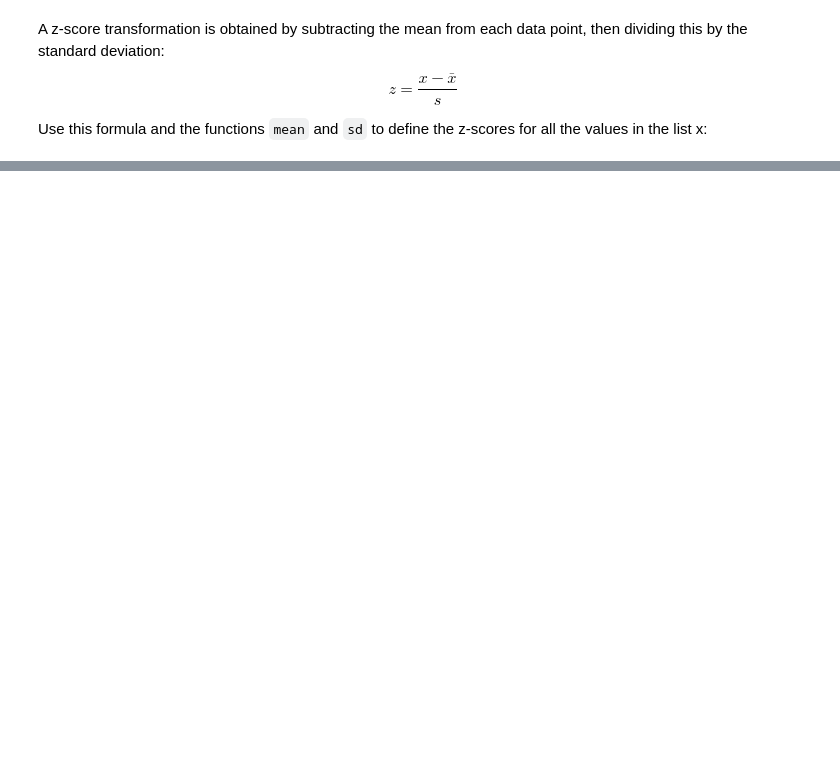
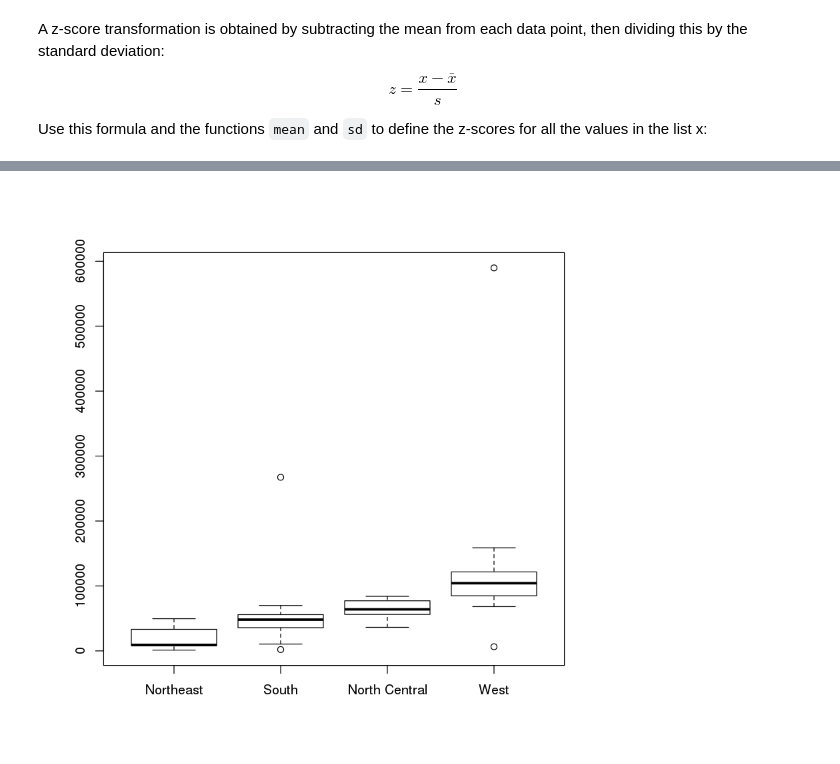
Before and after one commit to mdtdev/Scientific-Computing-Education, a Jupyter notebook: 01 Introduction_to_R_Arithmetic.ipynb, the cells around one changed output, grey strips where cells are left out. Drawn from its saved outputs; the diff is of its cells as text; code cells hidden in the pictures; blank space fills up the shorter version.

```diff
--- a/01 Introduction_to_R_Arithmetic.ipynb
+++ b/01 Introduction_to_R_Arithmetic.ipynb
@@ -217,0 +202,2 @@ Lists are great but in most problems we have many variables and many observation
+# %%
+s <- data.frame(state = state.abb, region = state.region, area = state.area)
@@ -217,0 +214,6 @@ Lists are great but in most problems we have many variables and many observation
+# %%
+options(scipen=999)     # Default value is 0 if you want to undo this
+
+boxplot(area ~ region, data=s)
+# %% [output]
+[figure, added]
```
Also changed, not shown: parts of 24 cells of this notebook, 2 other files.
